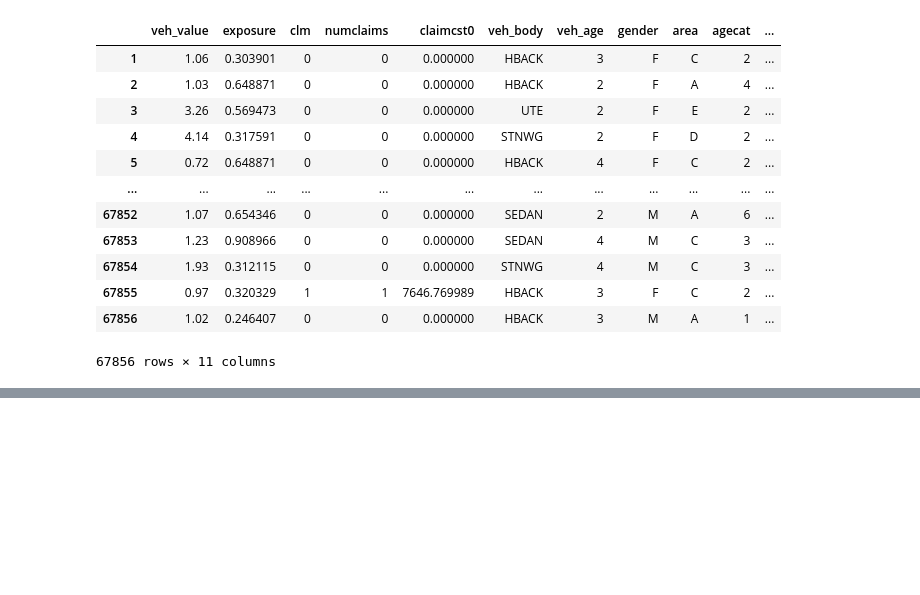
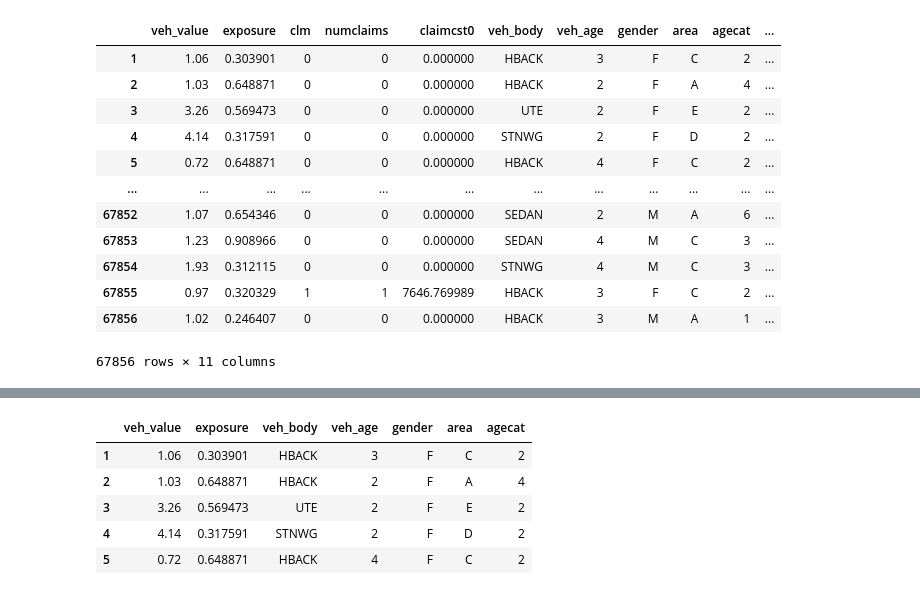
Before and after one commit to szendiagoston/TabNet, a Jupyter notebook: TabNet.ipynb, the cells around one changed output, grey strips where cells are left out. Saved outputs shown, nothing was run; the diff lists cells and outputs as text; code cells hidden in the pictures; blank space fills up the shorter version.

```diff
--- a/TabNet.ipynb
+++ b/TabNet.ipynb
@@ -615,0 +644,9 @@ converted["dataCar"]
+# %%
+display(features.head(5))
+# %% [output]
+|  | veh_value | exposure | veh_body | veh_age | gender | area | agecat |
+| 1 | 1.06 | 0.303901 | HBACK | 3 | F | C | 2 |
+| 2 | 1.03 | 0.648871 | HBACK | 2 | F | A | 4 |
+| 3 | 3.26 | 0.569473 | UTE | 2 | F | E | 2 |
+| 4 | 4.14 | 0.317591 | STNWG | 2 | F | D | 2 |
+| 5 | 0.72 | 0.648871 | HBACK | 4 | F | C | 2 |
```
Also changed, not shown: parts of 15 cells of this notebook.
